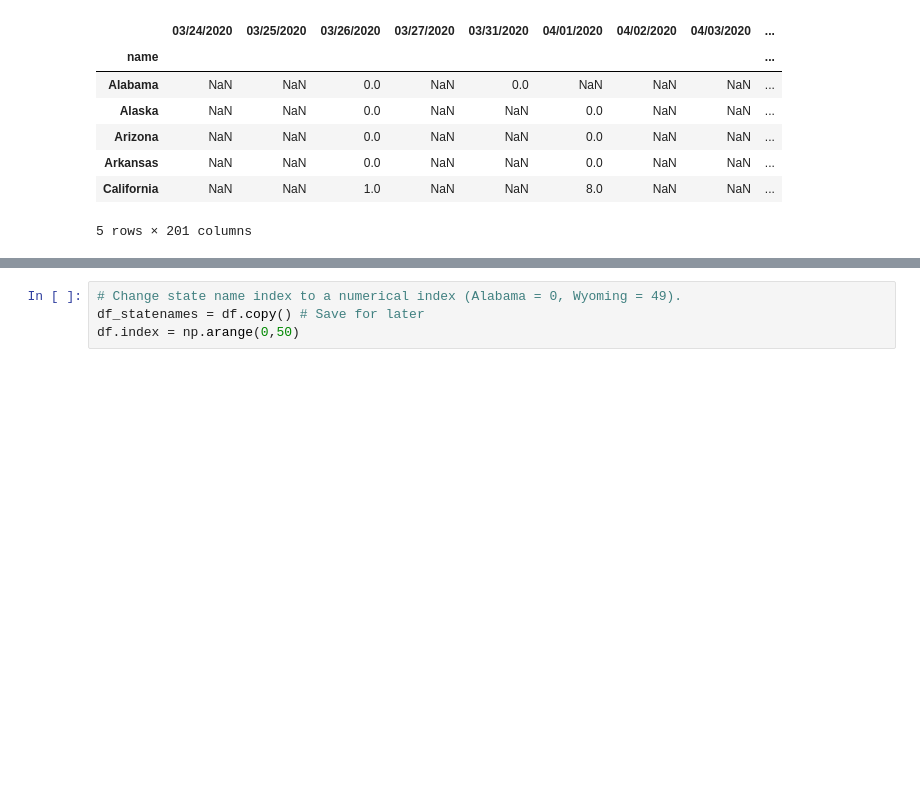
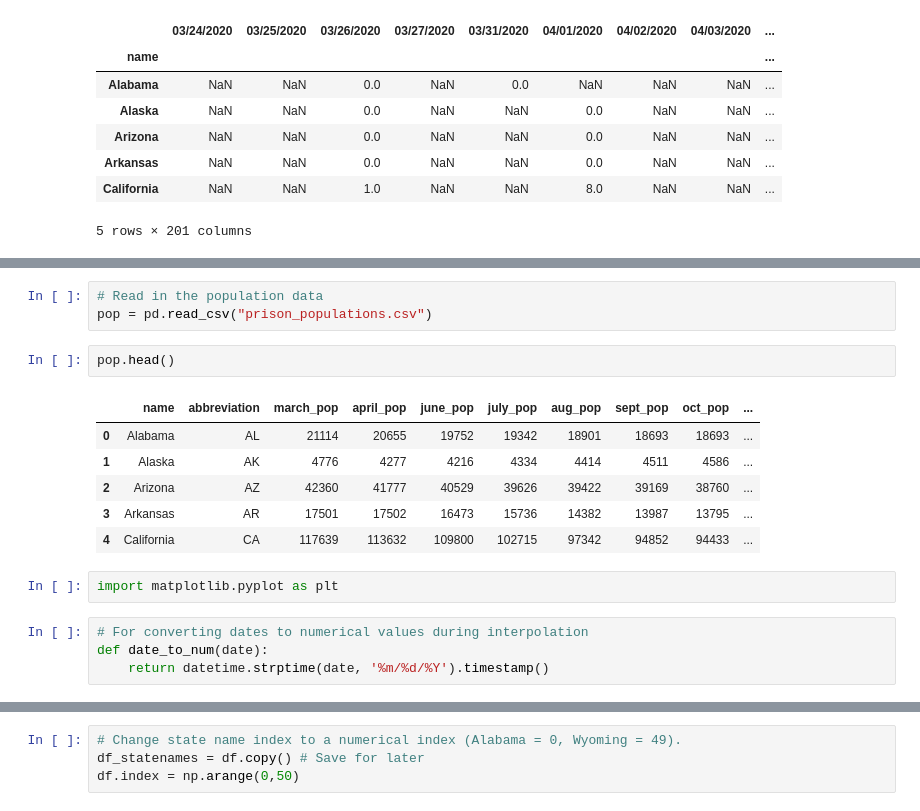
Before and after one commit to william-rice/covid-prisons, a Jupyter notebook: map_viz.ipynb, the cells around one changed output, grey strips where cells are left out. Drawn from its saved outputs; the diff is of its cells as text; blank space fills up the shorter version.

```diff
--- a/map_viz.ipynb
+++ b/map_viz.ipynb
@@ -139,0 +138,18 @@ df.head()
+# %%
+# Read in the population data
+pop = pd.read_csv("prison_populations.csv")
+# %%
+pop.head()
+# %% [output]
+|  | name | abbreviation | march_pop | april_pop | june_pop | july_pop | aug_pop | sept_pop | oct_pop | ... |
+| 0 | Alabama | AL | 21114 | 20655 | 19752 | 19342 | 18901 | 18693 | 18693 | ... |
+| 1 | Alaska | AK | 4776 | 4277 | 4216 | 4334 | 4414 | 4511 | 4586 | ... |
+| 2 | Arizona | AZ | 42360 | 41777 | 40529 | 39626 | 39422 | 39169 | 38760 | ... |
+| 3 | Arkansas | AR | 17501 | 17502 | 16473 | 15736 | 14382 | 13987 | 13795 | ... |
+| 4 | California | CA | 117639 | 113632 | 109800 | 102715 | 97342 | 94852 | 94433 | ... |
+# %%
+import matplotlib.pyplot as plt
+# %%
+# For converting dates to numerical values during interpolation
+def date_to_num(date):
+    return datetime.strptime(date, '%m/%d/%Y').timestamp()
```
Also changed, not shown: parts of 18 cells of this notebook, 1 other file.
